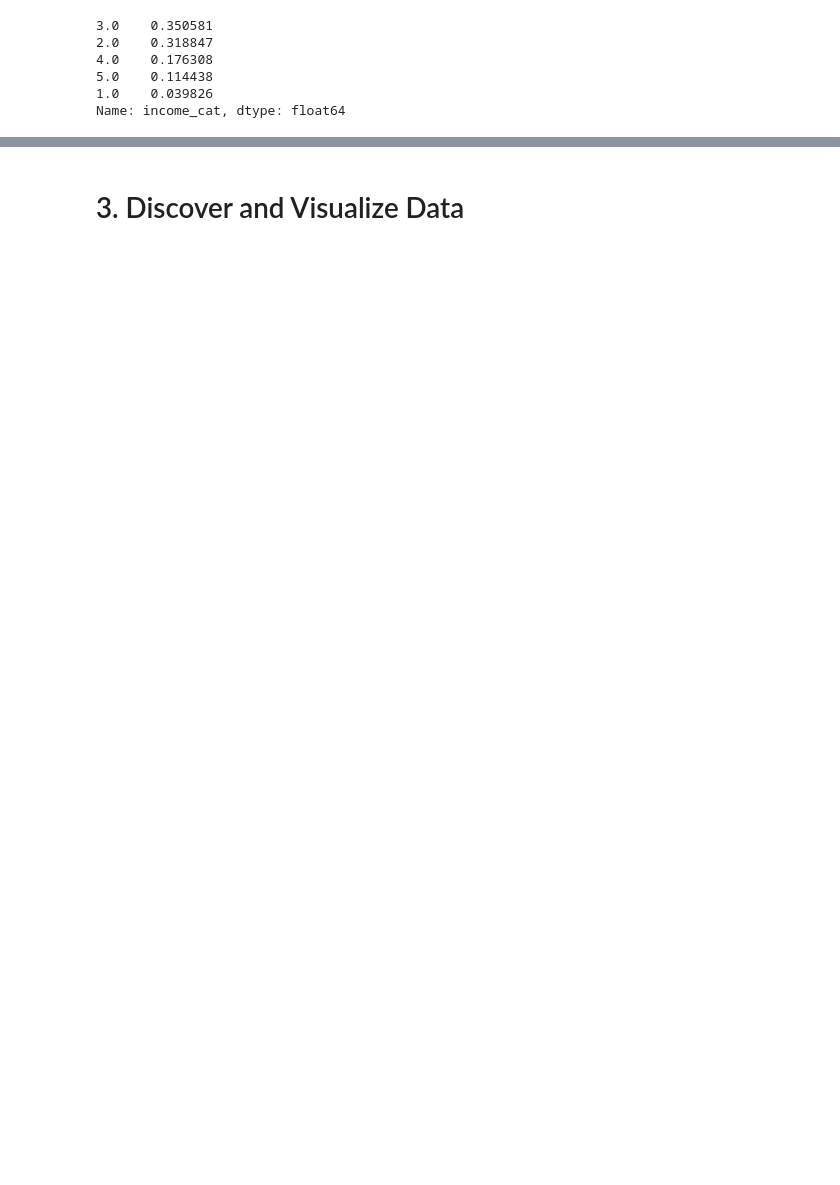
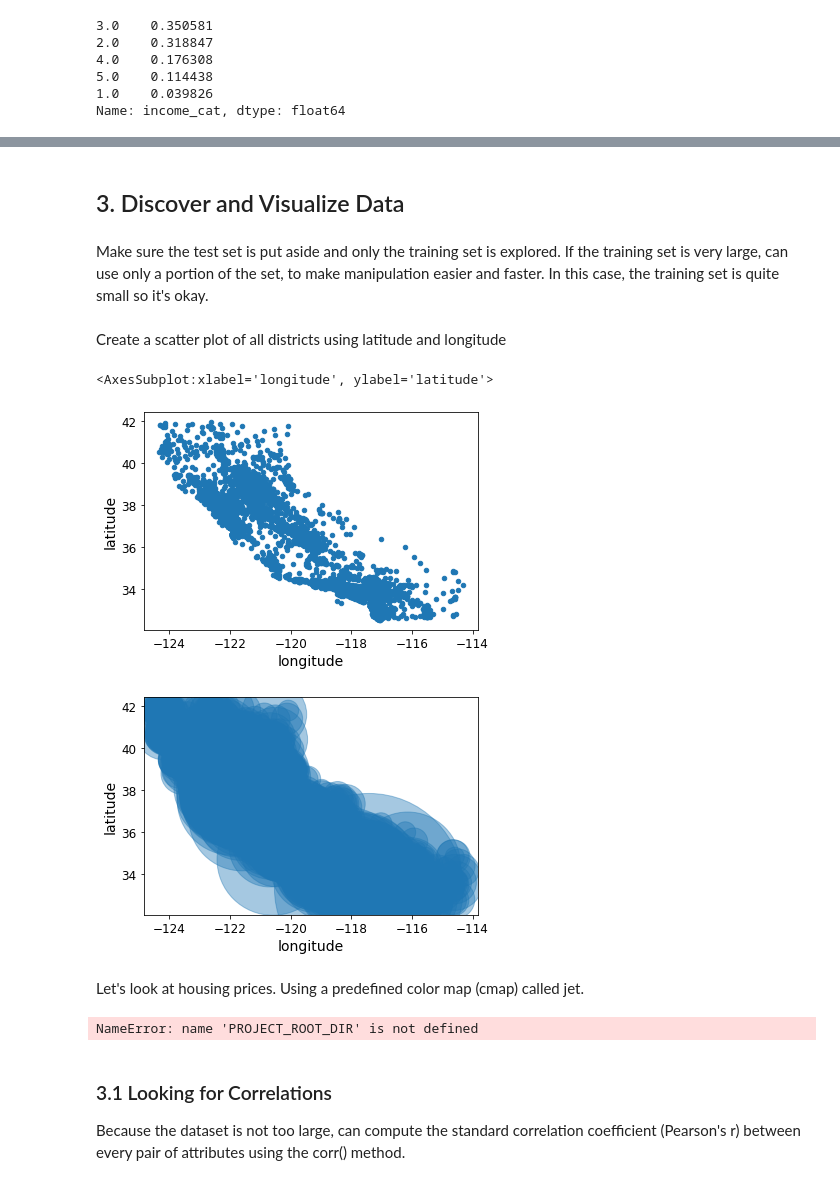
Before and after one commit to martanunesdea/machine_intelligence, a Jupyter notebook: california_housing/notebook.ipynb, the cells around one changed output, grey strips where cells are left out. Saved outputs shown, nothing was run; the diff lists cells and outputs as text; code cells hidden in the pictures; blank space fills up the shorter version.

Commit message:
early data viz and cleanup

```diff
--- a/california_housing/notebook.ipynb
+++ b/california_housing/notebook.ipynb
@@ -167,4 +210,4 @@ from sklearn.model_selection import StratifiedShuffleSplit
 split = StratifiedShuffleSplit(n_splits=1, test_size=0.2, random_state=42)
 for train_index, test_index in split.split(housing, housing["income_cat"]):
     strat_train_set = housing.loc[train_index]
-    strat_train_set = housing.loc[test_index]
+    strat_test_set = housing.loc[test_index]
@@ -188,2 +252,48 @@ for set in (strat_train_set, strat_test_set):
 # %% [markdown]
-# 3. Discover and Visualize Data
+## 3. Discover and Visualize Data
+# %% [markdown]
+Make sure the test set is put aside and only the training set is explored.
+If the training set is very large, can use only a portion of the set, to make manipulation easier and faster. In this case, the training set is quite small so it's okay.
+# %%
+# Create a copy of training set:
+housing = strat_train_set.copy()
+# %% [markdown]
+Create a scatter plot of all districts using latitude and longitude
+# %%
+housing.plot(kind="scatter", x="longitude", y="latitude")
+# Set alpha to 0.1 to visualise places where there is higher density of data points
+
+housing.plot(kind="scatter", x="longitude", y="latitude", alpha=0.4, s=housing["population"])
+# %% [output]
+<AxesSubplot:xlabel='longitude', ylabel='latitude'>
+[figure, added]
+[figure, added]
+# %% [markdown]
+Let's look at housing prices. Using a predefined color map (cmap) called jet.
+# %%
+import matplotlib.image as mpimg
+california_img=mpimg.imread(PROJECT_ROOT_DIR + '/images/end_to_end_project/california.png')
+ax = housing.plot(kind="scatter", x="longitude", y="latitude", figsize=(10,7),
+                       s=housing['population']/100, label="Population",
+                       c="median_house_value", cmap=plt.get_cmap("jet"),
+                       colorbar=False, alpha=0.4,
+                      )
+plt.imshow(california_img, extent=[-124.55, -113.80, 32.45, 42.05], alpha=0.5,
+           cmap=plt.get_cmap("jet"))
+plt.ylabel("Latitude", fontsize=14)
+plt.xlabel("Longitude", fontsize=14)
+
+prices = housing["median_house_value"]
+tick_values = np.linspace(prices.min(), prices.max(), 11)
+cbar = plt.colorbar()
+cbar.ax.set_yticklabels(["$%dk"%(round(v/1000)) for v in tick_values], fontsize=14)
+cbar.set_label('Median House Value', fontsize=16)
+
+plt.legend(fontsize=16)
+save_fig("california_housing_prices_plot")
+plt.show()
+# %% [output]
+NameError: name 'PROJECT_ROOT_DIR' is not defined
+# %% [markdown]
+### 3.1 Looking for Correlations
+Because the dataset is not too large, can compute the standard correlation coefficient (Pearson's r) between every pair of attributes using the corr() method.
```
Also changed, not shown: parts of 47 cells of this notebook.
